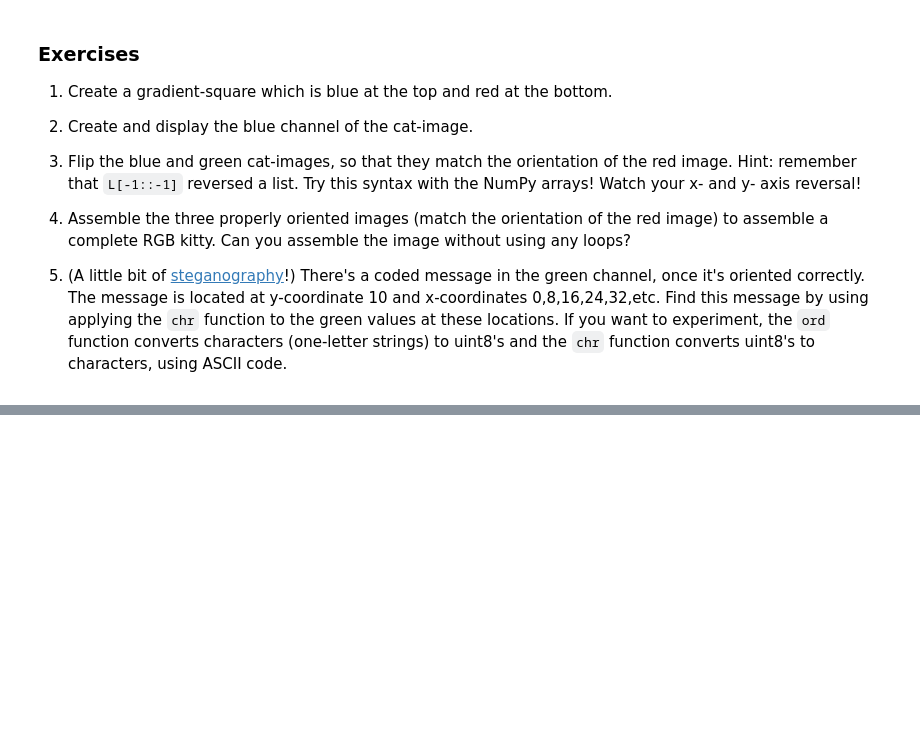
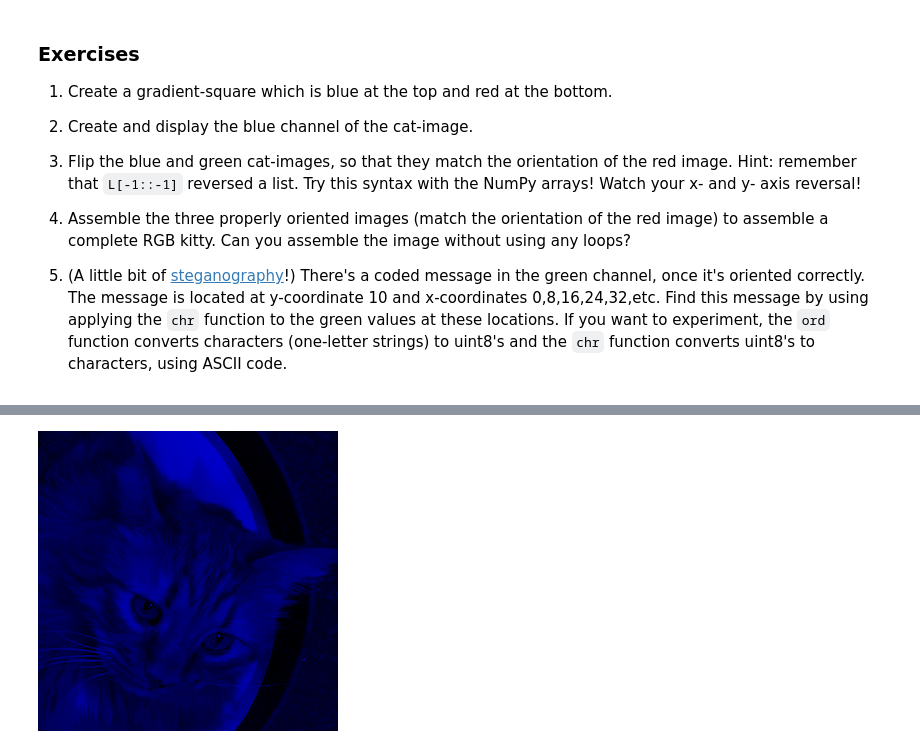
Before and after one commit to ethancma/math152, a Jupyter notebook: P4M_Notebook_4.ipynb, the cells around one changed output, grey strips where cells are left out. Cells and saved outputs as stored; diff of their text form; code cells hidden in the pictures; blank space fills up the shorter version.

```diff
--- a/P4M_Notebook_4.ipynb
+++ b/P4M_Notebook_4.ipynb
@@ -1073,0 +1124,7 @@ Now we see the problem!  Complete the exercises below to fix the image.
+# %%
+# 2.
+bluecatarray = catarray.copy()
+bluecatarray[:,:,[0, 1]] = 0
+display(Image.fromarray(bluecatarray))
+# %% [output]
+[figure, added]
```
Also changed, not shown: parts of 41 cells of this notebook.
